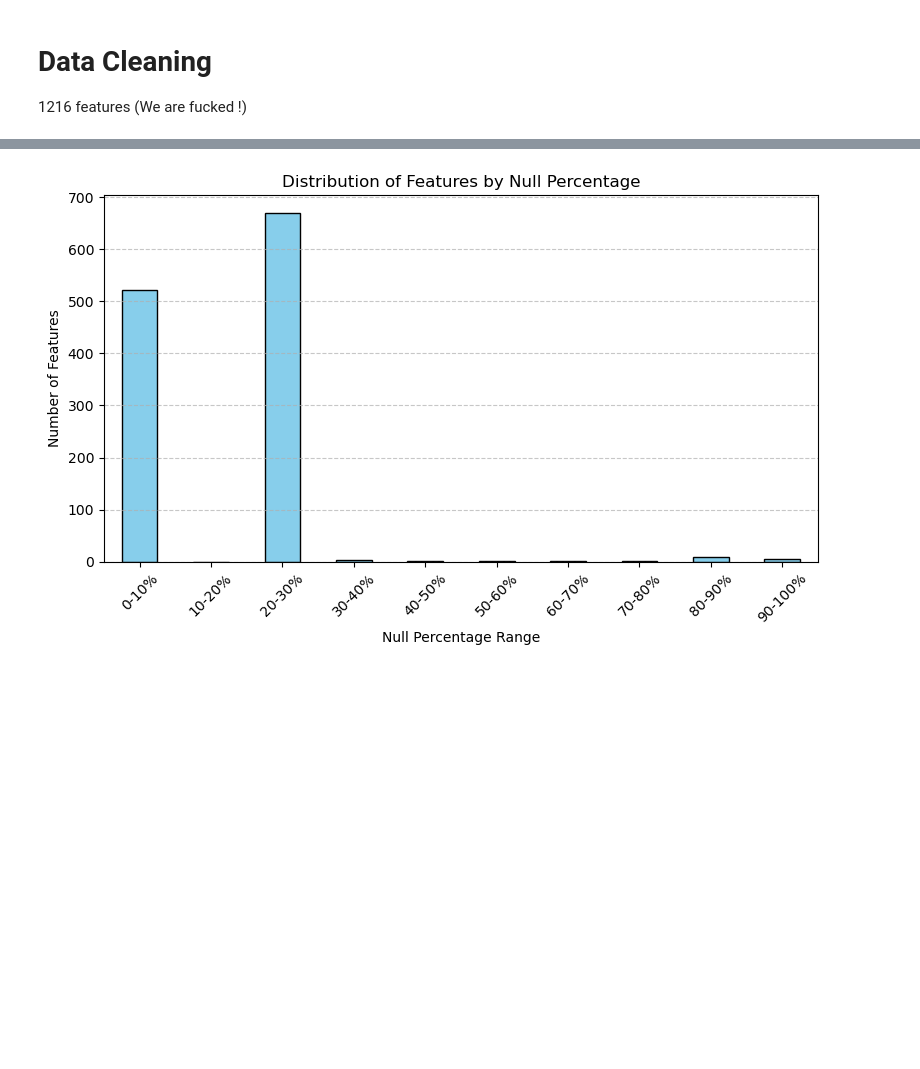
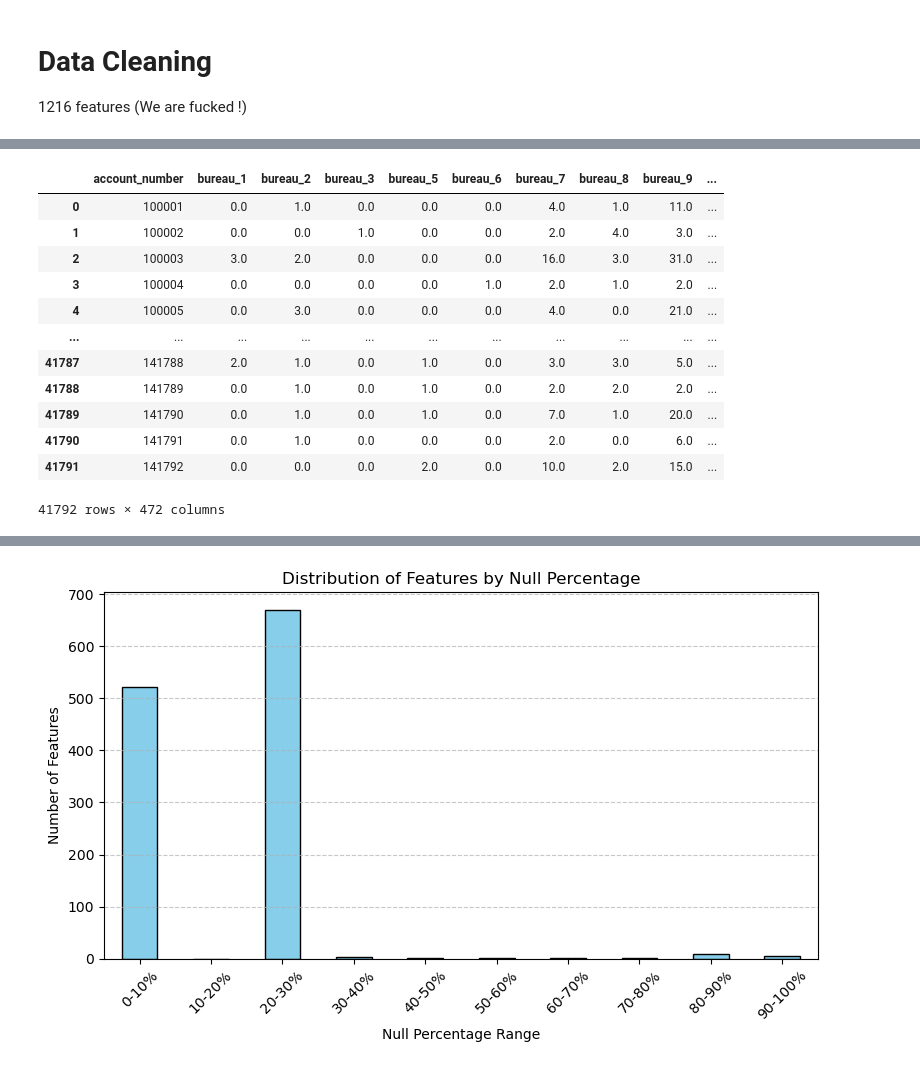
Before and after one commit to sarthakg004/convolve, a Jupyter notebook: untitled.ipynb, the cells around one changed output, grey strips where cells are left out. Drawn from its saved outputs; the diff is of its cells as text; code cells hidden in the pictures; blank space fills up the shorter version.

```diff
--- a/untitled.ipynb
+++ b/untitled.ipynb
@@ -34,0 +85,28 @@ import yaml
+# %%
+def remove_constant_features(df, val_df,threshold):
+    """Removing constant and quasi-constant features"""
+    from sklearn.feature_selection import VarianceThreshold
+    selector = VarianceThreshold(threshold=threshold)
+    selector.fit_transform(df)
+    selected_features = df.columns[selector.get_support()]
+    df = pd.DataFrame(df, columns=selected_features)
+    val_df = pd.DataFrame(val_df, columns=selected_features.drop('bad_flag'))
+    return df , val_df
+
+df , val_df = remove_constant_features(df, val_df, 0)
+# %%
+val_df
+# %% [output]
+|  | account_number | bureau_1 | bureau_2 | bureau_3 | bureau_5 | bureau_6 | bureau_7 | bureau_8 | bureau_9 | ... |
+| 0 | 100001 | 0.0 | 1.0 | 0.0 | 0.0 | 0.0 | 4.0 | 1.0 | 11.0 | ... |
+| 1 | 100002 | 0.0 | 0.0 | 1.0 | 0.0 | 0.0 | 2.0 | 4.0 | 3.0 | ... |
+| 2 | 100003 | 3.0 | 2.0 | 0.0 | 0.0 | 0.0 | 16.0 | 3.0 | 31.0 | ... |
+| 3 | 100004 | 0.0 | 0.0 | 0.0 | 0.0 | 1.0 | 2.0 | 1.0 | 2.0 | ... |
+| 4 | 100005 | 0.0 | 3.0 | 0.0 | 0.0 | 0.0 | 4.0 | 0.0 | 21.0 | ... |
+| ... | ... | ... | ... | ... | ... | ... | ... | ... | ... | ... |
+| 41787 | 141788 | 2.0 | 1.0 | 0.0 | 1.0 | 0.0 | 3.0 | 3.0 | 5.0 | ... |
+| 41788 | 141789 | 0.0 | 1.0 | 0.0 | 1.0 | 0.0 | 2.0 | 2.0 | 2.0 | ... |
+| 41789 | 141790 | 0.0 | 1.0 | 0.0 | 1.0 | 0.0 | 7.0 | 1.0 | 20.0 | ... |
+| 41790 | 141791 | 0.0 | 1.0 | 0.0 | 0.0 | 0.0 | 2.0 | 0.0 | 6.0 | ... |
+| 41791 | 141792 | 0.0 | 0.0 | 0.0 | 2.0 | 0.0 | 10.0 | 2.0 | 15.0 | ... |
+41792 rows × 472 columns
```
Also changed, not shown: parts of 14 cells of this notebook, 10 other files.
